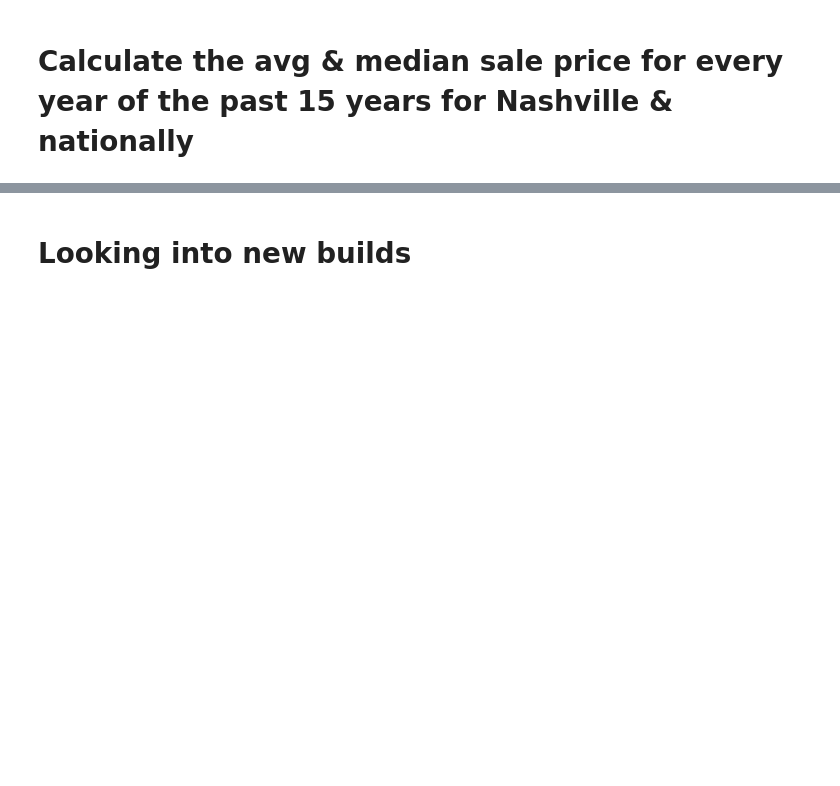
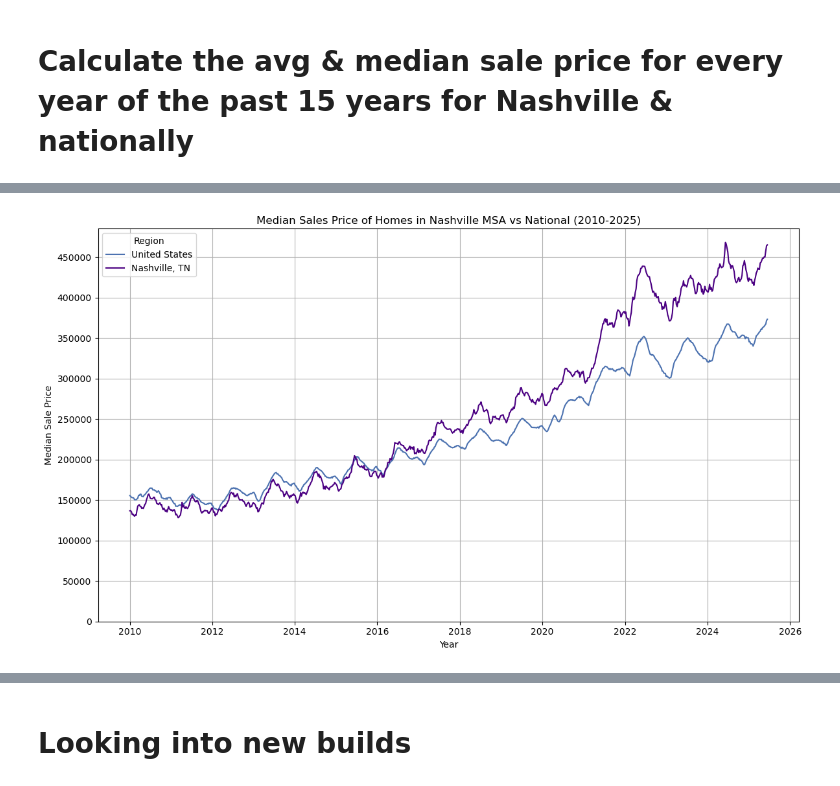
Before and after one commit to Johnny-Van97/housing-market-capstone, a Jupyter notebook: housing_market_1.ipynb, the cells around one changed output, grey strips where cells are left out. Drawn from its saved outputs; the diff is of its cells as text; code cells hidden in the pictures; blank space fills up the shorter version.

```diff
--- a/housing_market_1.ipynb
+++ b/housing_market_1.ipynb
@@ -119,0 +173,30 @@ plt.show()
+# %%
+import matplotlib.pyplot as plt
+from matplotlib.ticker import MultipleLocator
+import seaborn as sns
+
+plt.figure(figsize=(12,7))
+
+sns.lineplot(
+    data=nat_vs_nash_msp_2010_2025,
+    x='date',
+    y='sale_price',
+    hue='region',
+    palette={"Nashville, TN": "indigo", "United States": "#4C72B0"})
+
+plt.title('Median Sales Price of Homes in Nashville MSA vs National (2010-2025)')
+plt.xlabel('Year')
+plt.ylabel('Median Sale Price')
+plt.ylim(bottom=0)
+plt.legend(title='Region')
+plt.grid(True)
+
+ax = plt.gca()
+ax.yaxis.set_major_locator(MultipleLocator(50000))
+
+plt.tight_layout()
+#plt.savefig('Median Sales Price of Homes in Nashville MSA vs National (2010-2025).png')
+
+plt.show()
+# %% [output]
+[figure, added]
```
Also changed, not shown: parts of 79 cells of this notebook, 5 other files.
